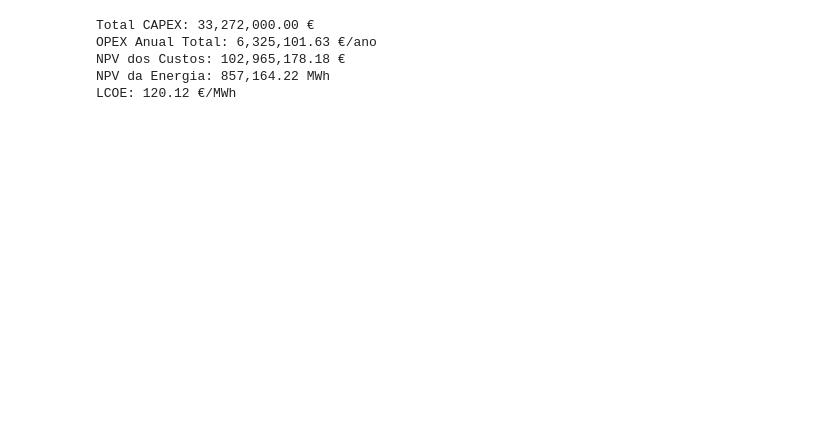
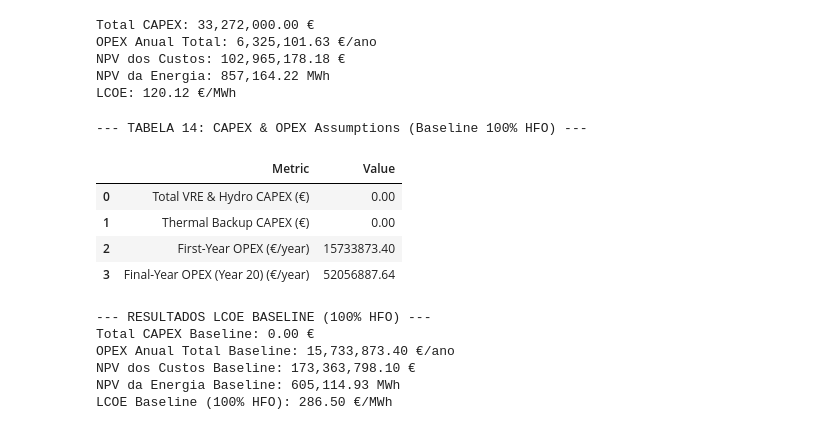
Before and after one commit to c-radicallis/RenewableEnergies_project, a Jupyter notebook: point4.ipynb, the cells around one changed output. Saved outputs shown, nothing was run; the diff lists cells and outputs as text; code cells hidden in the pictures; blank space fills up the shorter version.

```diff
--- a/point4.ipynb
+++ b/point4.ipynb
@@ -122,3 +124,68 @@ OPEX Anual Total: 6,325,101.63 €/ano
 NPV dos Custos: 102,965,178.18 €
 NPV da Energia: 857,164.22 MWh
 LCOE: 120.12 €/MWh
+# %%
+# ==========================================
+# CENÁRIO BASELINE: 100% THERMAL POWER PLANT
+# ==========================================
+
+# 1. Energia anual total produzida pela central térmica (MWh)
+E_thermal_baseline_annual_MWh = 67976.55
+
+# Capacidade térmica instalada para o cenário baseline (MW)
+# Assumindo P_thermal_MW = 7.23 MW (ou o pico total da procura, se diferente)
+P_thermal_baseline_MW = 11.5
+
+# 2. CAPEX e OPEX do Cenário Baseline
+capex_baseline = 0
+
+# OPEX do 1º ano: OPEX Fixo da Térmica + Custo Variável (Combustível + Carbono) para 100% da energia
+first_year_opex_baseline = (P_thermal_baseline_MW * opex_thermal_fixed_per_MW +
+                            E_thermal_baseline_annual_MWh * (fuel_euro_per_Wh + carbon_euro_per_Wh) * 1e6)
+
+final_year_opex_baseline_yr20 = first_year_opex_baseline * ((1 + r_discount) ** 19)
+
+# 3. Tabela 14 - Versão Baseline
+table_14_baseline_df = pd.DataFrame({
+    'Metric': ['Total VRE & Hydro CAPEX (€)', 'Thermal Backup CAPEX (€)', 'First-Year OPEX (€/year)', 'Final-Year OPEX (Year 20) (€/year)'],
+    'Value': [0.0, capex_baseline, first_year_opex_baseline, final_year_opex_baseline_yr20]
+})
+
+print("--- TABELA 14: CAPEX & OPEX Assumptions (Baseline 100% HFO) ---")
+display(table_14_baseline_df.round(2))
+
+# 4. Cálculo do LCOE Baseline (€/MWh)
+total_capex_baseline = capex_baseline
+total_opex_baseline = first_year_opex_baseline
+
+# NPV dos Custos Totais (€)
+npv_costs_baseline = total_capex_baseline + np.sum(total_opex_baseline * discount_factors)
+
+# Geração de Energia Anual com Degradação da Térmica (3% ao ano)
+E_thermal_baseline_t = E_thermal_baseline_annual_MWh * ((1 - thermal_d) ** (years - 1))
+
+# NPV da Energia Gerada (MWh)
+npv_energy_baseline = np.sum(E_thermal_baseline_t * discount_factors)
+
+# Cálculo Final do LCOE Baseline (€/MWh)
+lcoe_baseline = npv_costs_baseline / npv_energy_baseline
+
+print("\n--- RESULTADOS LCOE BASELINE (100% HFO) ---")
+print(f"Total CAPEX Baseline: {total_capex_baseline:,.2f} €")
+print(f"OPEX Anual Total Baseline: {total_opex_baseline:,.2f} €/ano")
+print(f"NPV dos Custos Baseline: {npv_costs_baseline:,.2f} €")
+print(f"NPV da Energia Baseline: {npv_energy_baseline:,.2f} MWh")
+print(f"LCOE Baseline (100% HFO): {lcoe_baseline:.2f} €/MWh")
+# %% [output]
+--- TABELA 14: CAPEX & OPEX Assumptions (Baseline 100% HFO) ---
+|  | Metric | Value |
+| 0 | Total VRE & Hydro CAPEX (€) | 0.00 |
+| 1 | Thermal Backup CAPEX (€) | 0.00 |
+| 2 | First-Year OPEX (€/year) | 15733873.40 |
+| 3 | Final-Year OPEX (Year 20) (€/year) | 52056887.64 |
+--- RESULTADOS LCOE BASELINE (100% HFO) ---
+Total CAPEX Baseline: 0.00 €
+OPEX Anual Total Baseline: 15,733,873.40 €/ano
+NPV dos Custos Baseline: 173,363,798.10 €
+NPV da Energia Baseline: 605,114.93 MWh
+LCOE Baseline (100% HFO): 286.50 €/MWh
```
Also changed, not shown: parts of 5 cells of this notebook, 1 other file.
